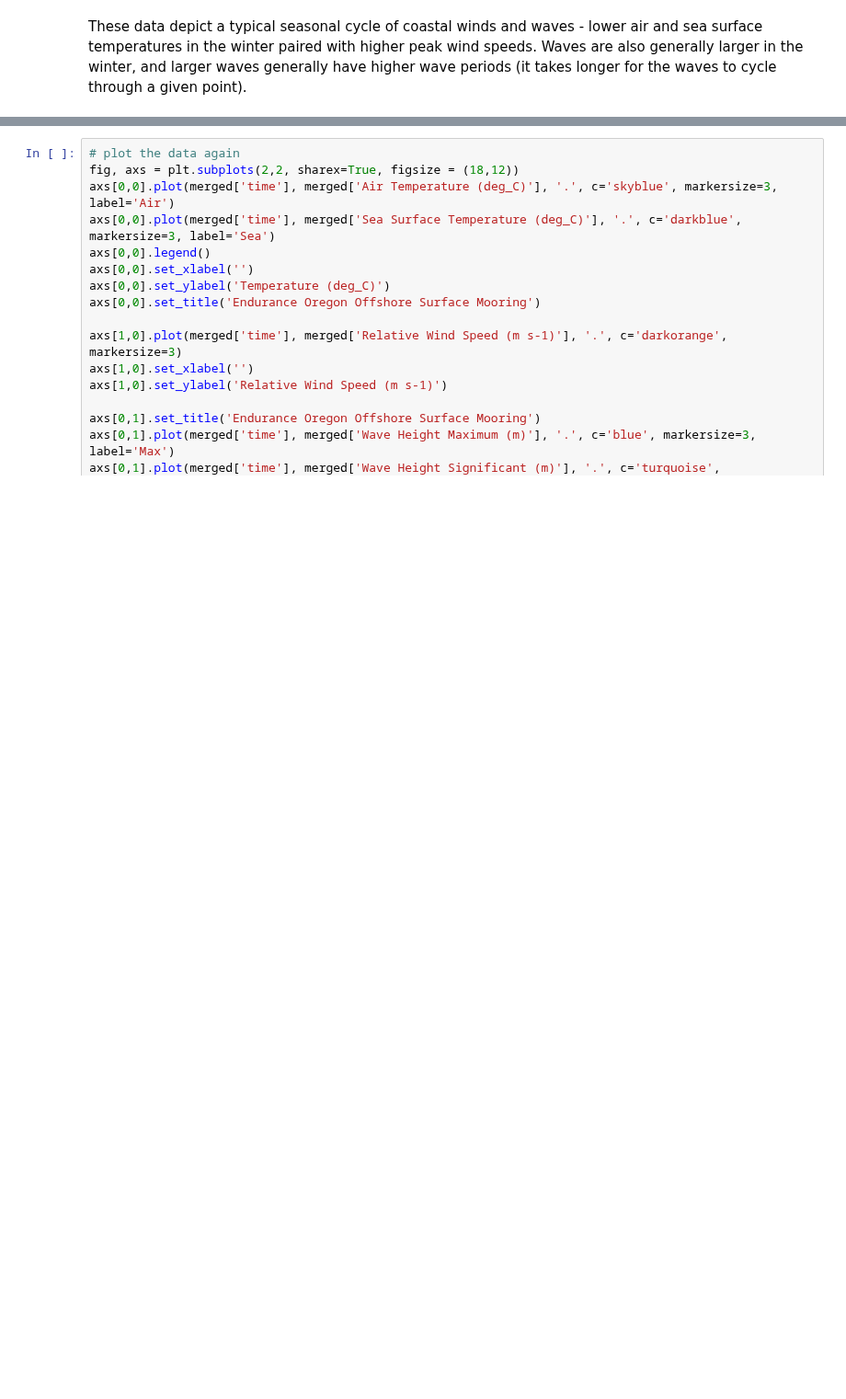
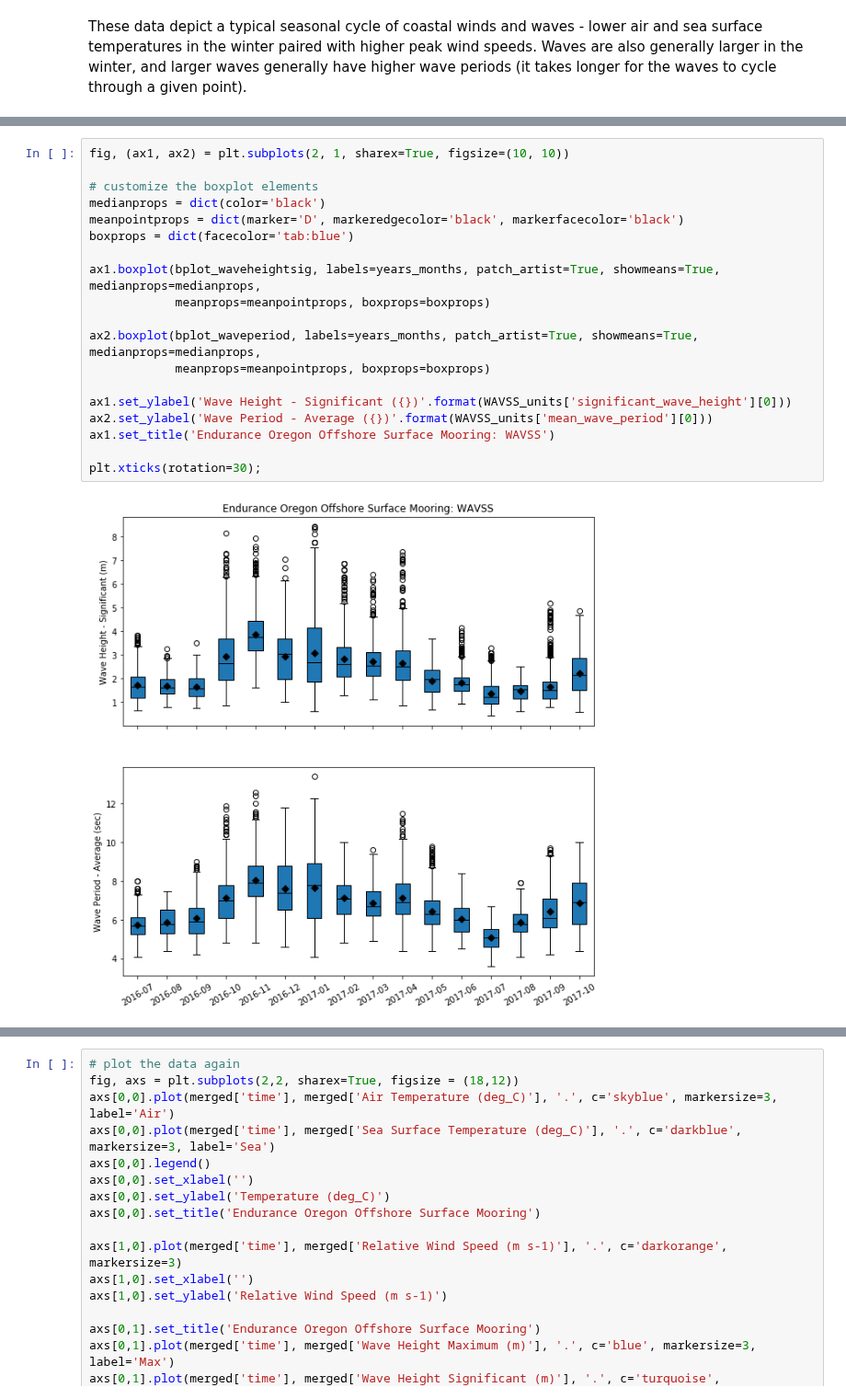
Before and after one commit to ooi-data-lab/nugget-notebooks, a Jupyter notebook: extras/E03_Endurance_met_waves_seasonal_cycle.ipynb, the cells around one changed output, grey strips where cells are left out. Shown at 92% size. Drawn from its saved outputs; the diff is of its cells as text; blank space fills up the shorter version.

```diff
--- a/extras/E03_Endurance_met_waves_seasonal_cycle.ipynb
+++ b/extras/E03_Endurance_met_waves_seasonal_cycle.ipynb
@@ -223,0 +288,21 @@ WAVSS_data.head()
+# %%
+fig, (ax1, ax2) = plt.subplots(2, 1, sharex=True, figsize=(10, 10))
+
+# customize the boxplot elements
+medianprops = dict(color='black')
+meanpointprops = dict(marker='D', markeredgecolor='black', markerfacecolor='black')
+boxprops = dict(facecolor='tab:blue')
+
+ax1.boxplot(bplot_waveheightsig, labels=years_months, patch_artist=True, showmeans=True, medianprops=medianprops,
+            meanprops=meanpointprops, boxprops=boxprops)
+
+ax2.boxplot(bplot_waveperiod, labels=years_months, patch_artist=True, showmeans=True, medianprops=medianprops,
+            meanprops=meanpointprops, boxprops=boxprops)
+
+ax1.set_ylabel('Wave Height - Significant ({})'.format(WAVSS_units['significant_wave_height'][0]))
+ax2.set_ylabel('Wave Period - Average ({})'.format(WAVSS_units['mean_wave_period'][0]))
+ax1.set_title('Endurance Oregon Offshore Surface Mooring: WAVSS')
+
+plt.xticks(rotation=30);
+# %% [output]
+[figure, added]
```
Also changed, not shown: parts of 9 cells of this notebook.
